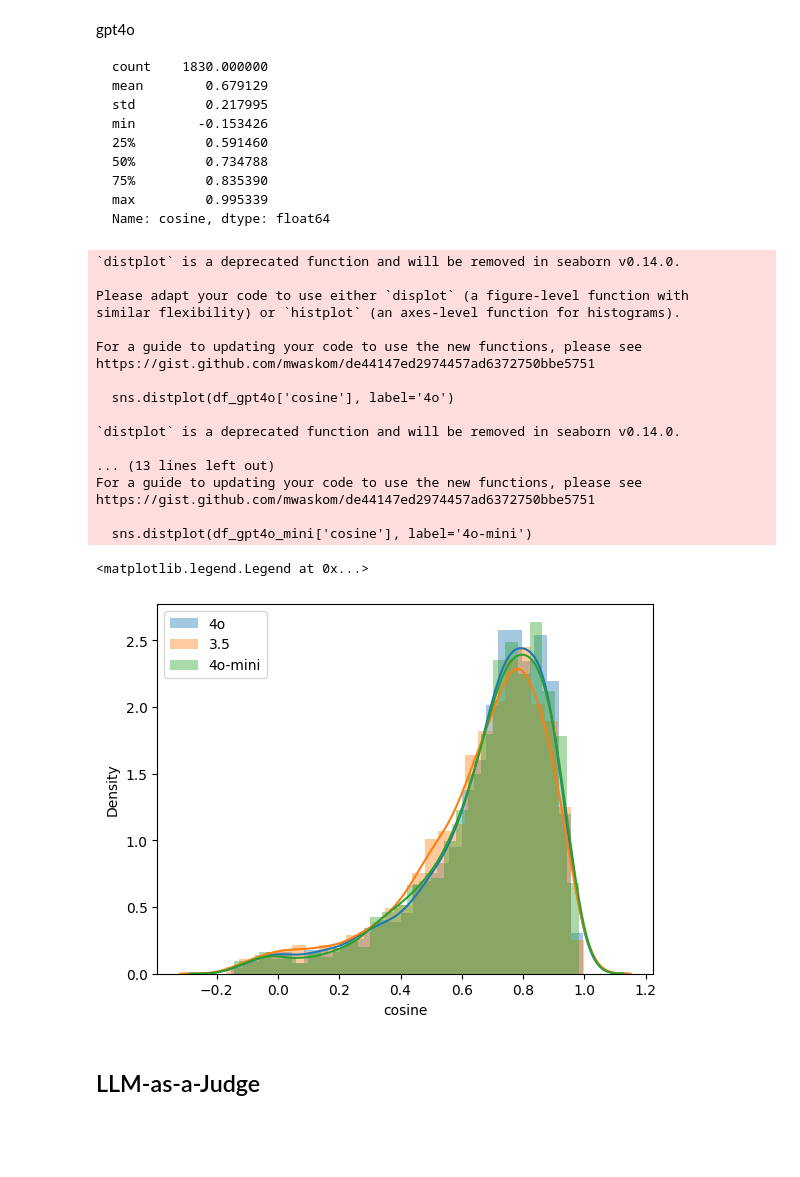
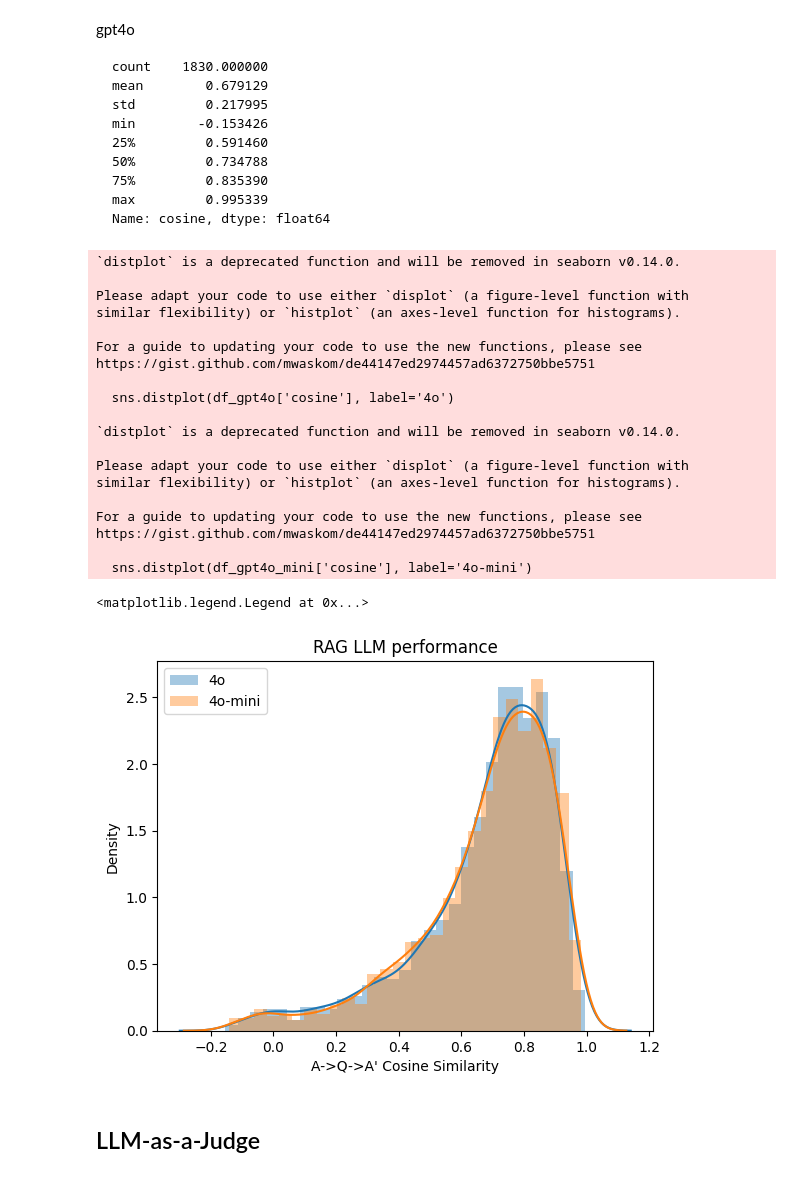
Before and after one commit to DataTalksClub/llm-zoomcamp, a Jupyter notebook: 04-monitoring/offline-rag-evaluation.ipynb, the cells around one changed output. Cells and saved outputs as stored; diff of their text form; code cells hidden in the pictures; blank space fills up the shorter version.

Commit message:
updated plot

````diff
--- a/04-monitoring/offline-rag-evaluation.ipynb
+++ b/04-monitoring/offline-rag-evaluation.ipynb
@@ -477,31 +477,36 @@ max         0.995339
 Name: cosine, dtype: float64
 ```
 # %%
+# sns.distplot(df_gpt35['cosine'], label='3.5')
+
 sns.distplot(df_gpt4o['cosine'], label='4o')
-sns.distplot(df_gpt35['cosine'], label='3.5')
 sns.distplot(df_gpt4o_mini['cosine'], label='4o-mini')
 
+plt.title("RAG LLM performance")
+plt.xlabel("A->Q->A' Cosine Similarity")
 plt.legend()
 # %% [output]
 `distplot` is a deprecated function and will be removed in seaborn v0.14.0.
 
 Please adapt your code to use either `displot` (a figure-level function with
 similar flexibility) or `histplot` (an axes-level function for histograms).
 
 For a guide to updating your code to use the new functions, please see
 https://gist.github.com/mwaskom/de44147ed2974457ad6372750bbe5751
 
   sns.distplot(df_gpt4o['cosine'], label='4o')
 
 `distplot` is a deprecated function and will be removed in seaborn v0.14.0.
 
-... (13 lines left out)
+Please adapt your code to use either `displot` (a figure-level function with
+similar flexibility) or `histplot` (an axes-level function for histograms).
+
 For a guide to updating your code to use the new functions, please see
 https://gist.github.com/mwaskom/de44147ed2974457ad6372750bbe5751
 
   sns.distplot(df_gpt4o_mini['cosine'], label='4o-mini')
 <matplotlib.legend.Legend at 0x...>
-[figure, old version]
+[figure, new version]
 # %% [markdown]
 ## LLM-as-a-Judge
 # %%
````
Also changed, not shown: parts of 2 cells of this notebook.
